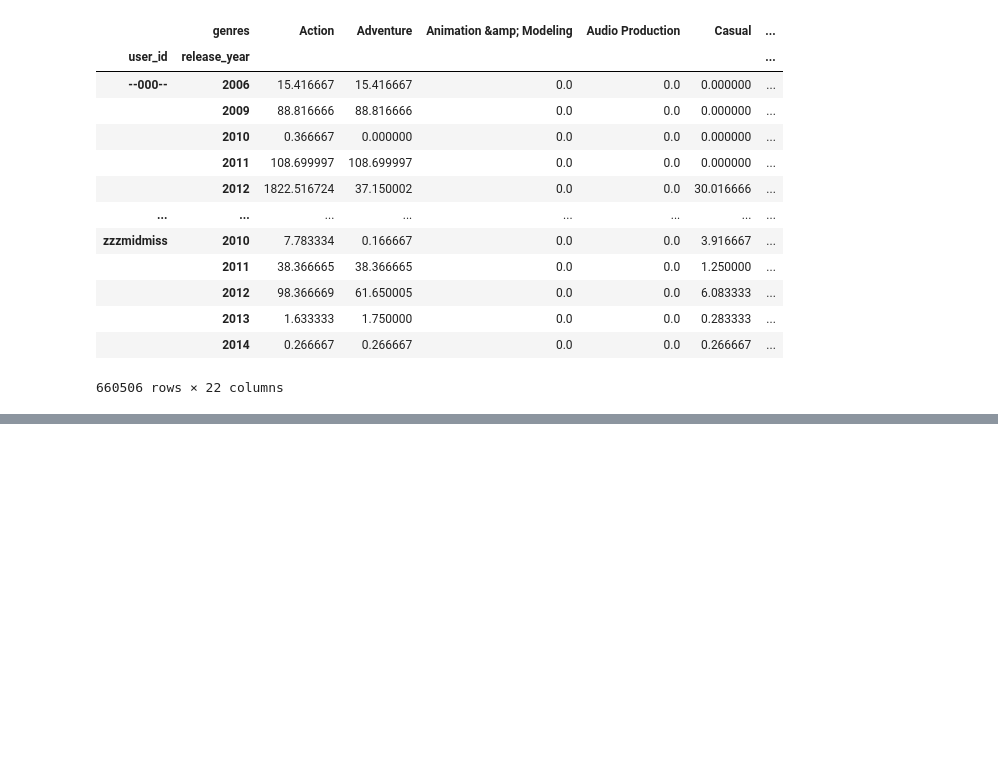
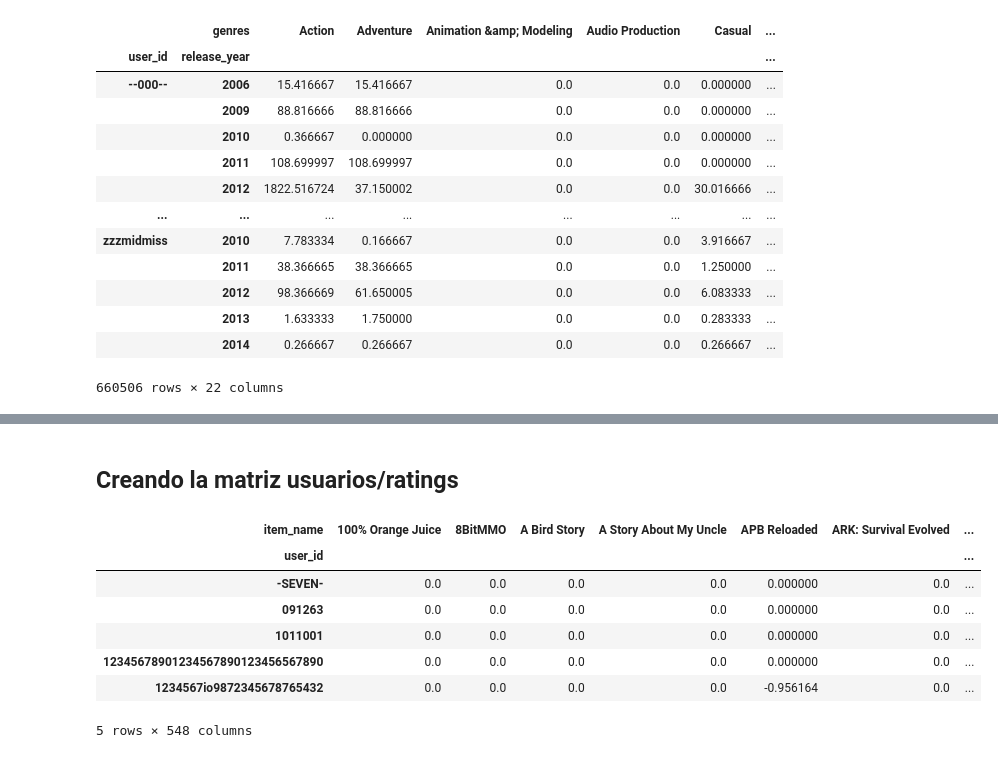
Before and after one commit to rrobles9112/Steam-MLOPS, a Jupyter notebook: Notebooks/Feature_engineering.ipynb, the cells around one changed output, grey strips where cells are left out. Drawn from its saved outputs; the diff is of its cells as text; code cells hidden in the pictures; blank space fills up the shorter version.

```diff
--- a/Notebooks/Feature_engineering.ipynb
+++ b/Notebooks/Feature_engineering.ipynb
@@ -230,0 +292,7 @@ max_playtime_by_genre_year
+# %%
+# Agrupamos el dataframe por item_name para contar los juegos
+count = df_features.groupby("item_name").size()
+
+# Seleccionamos solo los juegos que tengan al menos 10 reviews.
+df_features = df_features.loc[df_features["item_name"].isin(count[count >= 10].index), :]
+df_features.head()
@@ -230,0 +306,7 @@ max_playtime_by_genre_year
+# %%
+# Agrupamos el dataframe por user_id para contar el número de juegos puntuados por usuarios.
+conteo = df_features.groupby("user_id").size()
+
+# Seleccionamos solo los usuarios que hayan dejado reviews a al menos 5 juegos
+df_features = df_features.loc[df_features["user_id"].isin(conteo[conteo >= 5].index), :]
+df_features.head()
@@ -230,0 +354,7 @@ max_playtime_by_genre_year
+# %%
+# Aplicamos la función get_rating al df_features
+ratings = df_features.apply(lambda row: calcula_rating(row), axis=1)
+
+# Creamos el dataframe df_ratings con la nueva columna de ratings
+df_ratings = df_features[['item_id', 'item_name', 'user_id']].assign(rating=ratings)
+df_ratings.head()
@@ -230,0 +403,14 @@ max_playtime_by_genre_year
+# %% [markdown]
+## Creando la matriz usuarios/ratings
+# %%
+df_matrix = df_norm.pivot_table(index=['user_id'], columns=['item_name'], values='rating').fillna(0)
+df_matrix.head()
+# %% [output]
+| item_name | 100% Orange Juice | 8BitMMO | A Bird Story | A Story About My Uncle | APB Reloaded | ARK: Survival Evolved | ... |
+| user_id |  |  |  |  |  |  | ... |
+| -SEVEN- | 0.0 | 0.0 | 0.0 | 0.0 | 0.000000 | 0.0 | ... |
+| 091263 | 0.0 | 0.0 | 0.0 | 0.0 | 0.000000 | 0.0 | ... |
+| 1011001 | 0.0 | 0.0 | 0.0 | 0.0 | 0.000000 | 0.0 | ... |
+| 12345678901234567890123456567890 | 0.0 | 0.0 | 0.0 | 0.0 | 0.000000 | 0.0 | ... |
+| 1234567io9872345678765432 | 0.0 | 0.0 | 0.0 | 0.0 | -0.956164 | 0.0 | ... |
+5 rows × 548 columns
```
Also changed, not shown: parts of 42 cells of this notebook.
